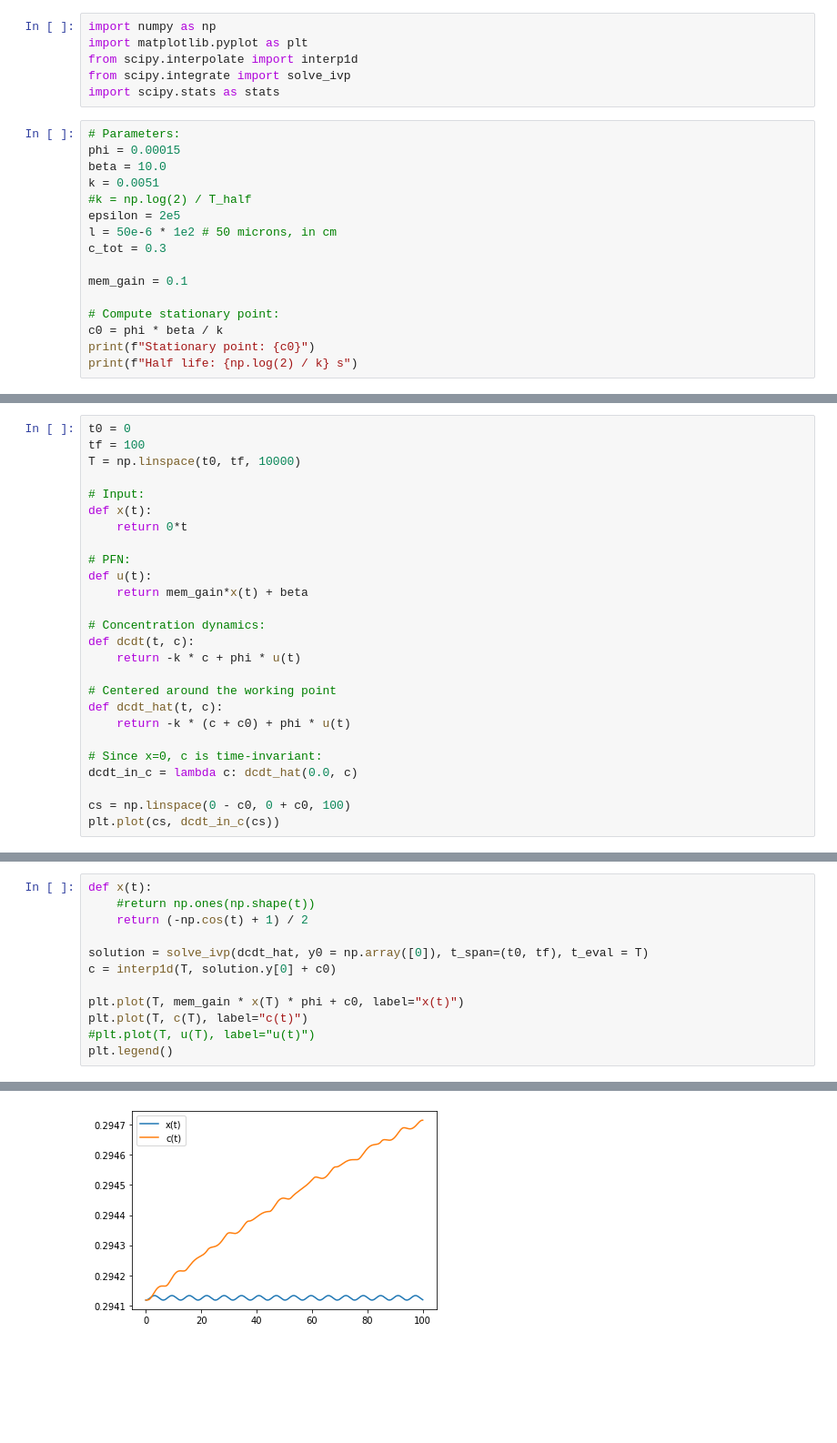
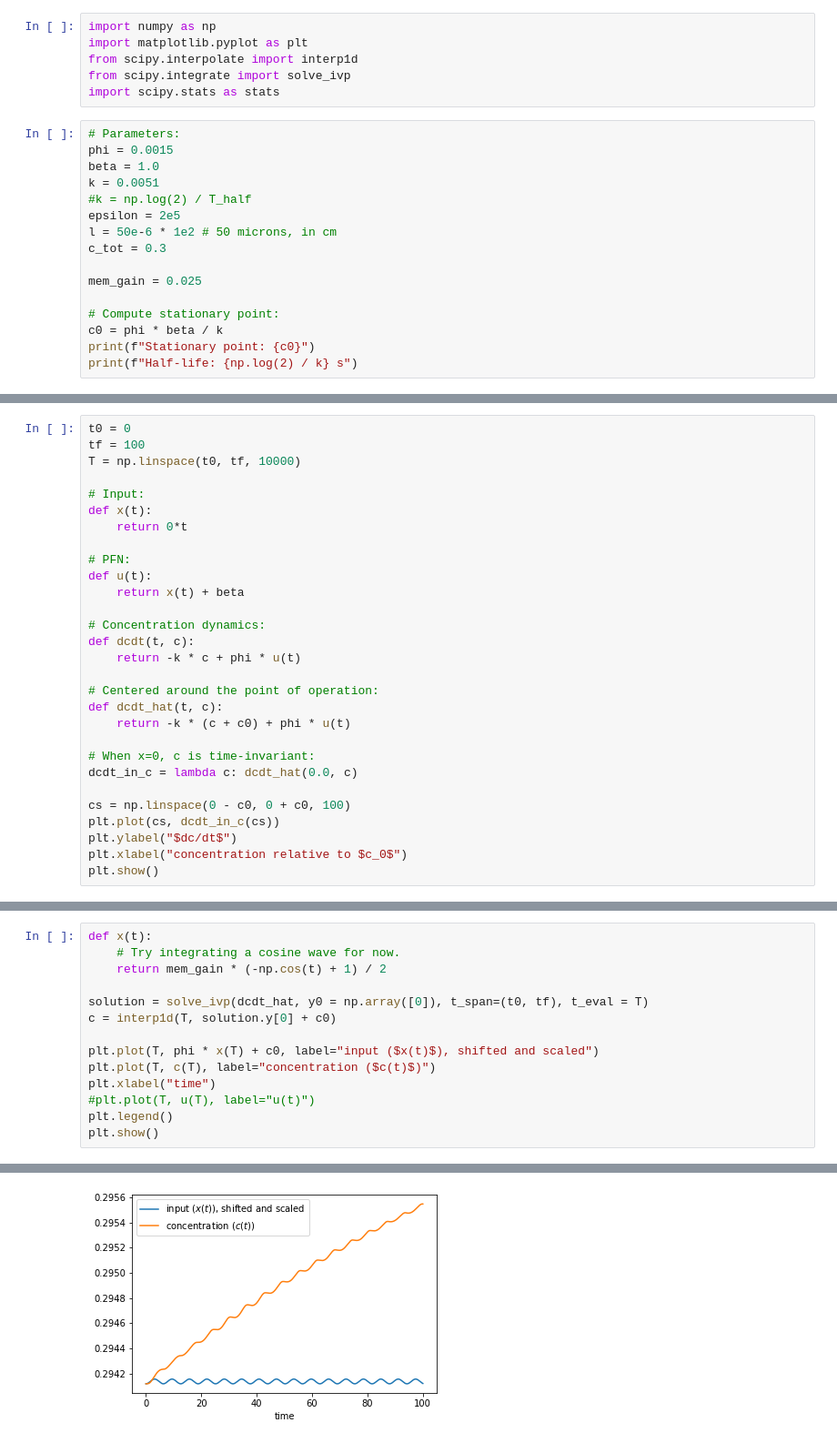
Before and after one commit to nilsceberg/path-integration-memory, a Jupyter notebook: notebooks/dye.ipynb, the cells around one changed output, grey strips where cells are left out. Shown at 91% size. Cells and saved outputs as stored; diff of their text form; blank space fills up the shorter version.

```diff
--- a/notebooks/dye.ipynb
+++ b/notebooks/dye.ipynb
@@ -59,18 +62,18 @@ from scipy.integrate import solve_ivp
 import scipy.stats as stats
 # %%
 # Parameters:
-phi = 0.00015
-beta = 10.0
+phi = 0.0015
+beta = 1.0
 k = 0.0051
 #k = np.log(2) / T_half
 epsilon = 2e5
 l = 50e-6 * 1e2 # 50 microns, in cm
 c_tot = 0.3
 
-mem_gain = 0.1
+mem_gain = 0.025
 
 # Compute stationary point:
 c0 = phi * beta / k
 print(f"Stationary point: {c0}")
-print(f"Half life: {np.log(2) / k} s")
+print(f"Half-life: {np.log(2) / k} s")
 # %% [output]
@@ -89,19 +94,22 @@ def x(t):
 
 # PFN:
 def u(t):
-    return mem_gain*x(t) + beta
+    return x(t) + beta
 
 # Concentration dynamics:
 def dcdt(t, c):
     return -k * c + phi * u(t)
 
-# Centered around the working point
+# Centered around the point of operation:
 def dcdt_hat(t, c):
     return -k * (c + c0) + phi * u(t)
 
-# Since x=0, c is time-invariant:
+# When x=0, c is time-invariant:
 dcdt_in_c = lambda c: dcdt_hat(0.0, c)
 
 cs = np.linspace(0 - c0, 0 + c0, 100)
 plt.plot(cs, dcdt_in_c(cs))
+plt.ylabel("$dc/dt$")
+plt.xlabel("concentration relative to $c_0$")
+plt.show()
 # %% [output]
@@ -112,13 +119,15 @@ The plot above clearly shows how the concentration is drawn towards the stationa
 # %%
 def x(t):
-    #return np.ones(np.shape(t))
-    return (-np.cos(t) + 1) / 2
+    # Try integrating a cosine wave for now.
+    return mem_gain * (-np.cos(t) + 1) / 2
 
 solution = solve_ivp(dcdt_hat, y0 = np.array([0]), t_span=(t0, tf), t_eval = T)
 c = interp1d(T, solution.y[0] + c0)
 
-plt.plot(T, mem_gain * x(T) * phi + c0, label="x(t)")
-plt.plot(T, c(T), label="c(t)")
+plt.plot(T, phi * x(T) + c0, label="input ($x(t)$), shifted and scaled")
+plt.plot(T, c(T), label="concentration ($c(t)$)")
+plt.xlabel("time")
 #plt.plot(T, u(T), label="u(t)")
 plt.legend()
+plt.show()
 # %% [output]
@@ -126,2 +134,2 @@ plt.legend()
-[figure, old version]
+[figure, new version]
 # %% [markdown]
```
Also changed, not shown: parts of 12 cells of this notebook.
